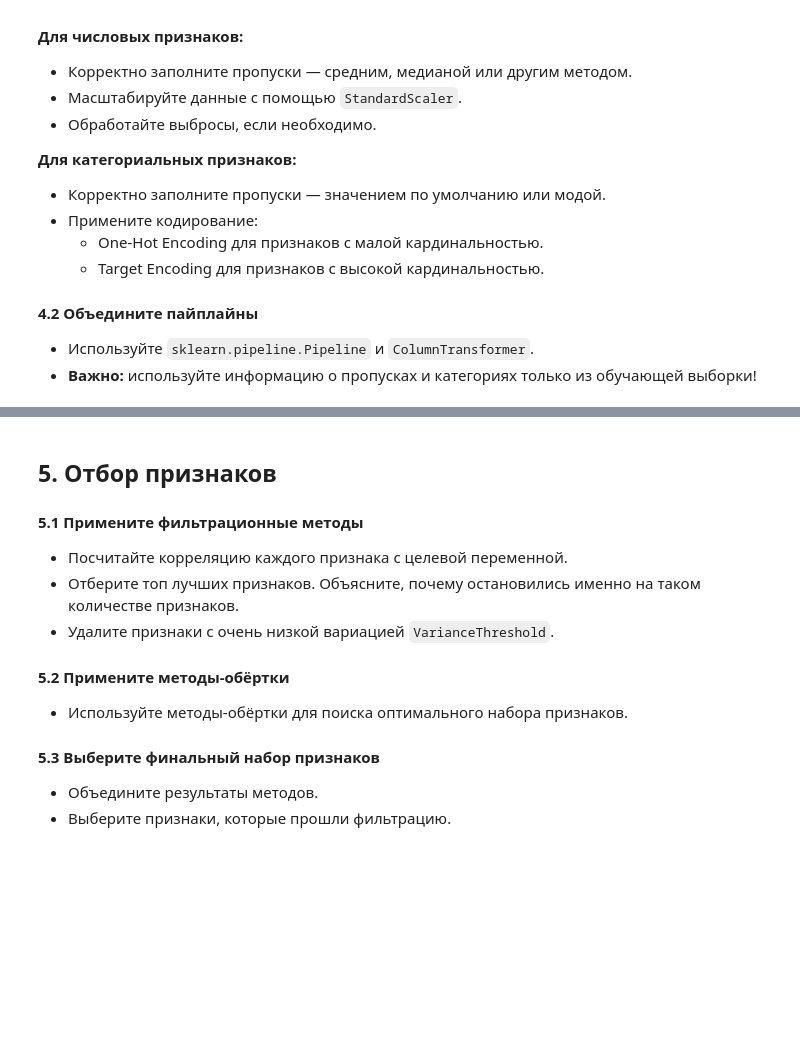
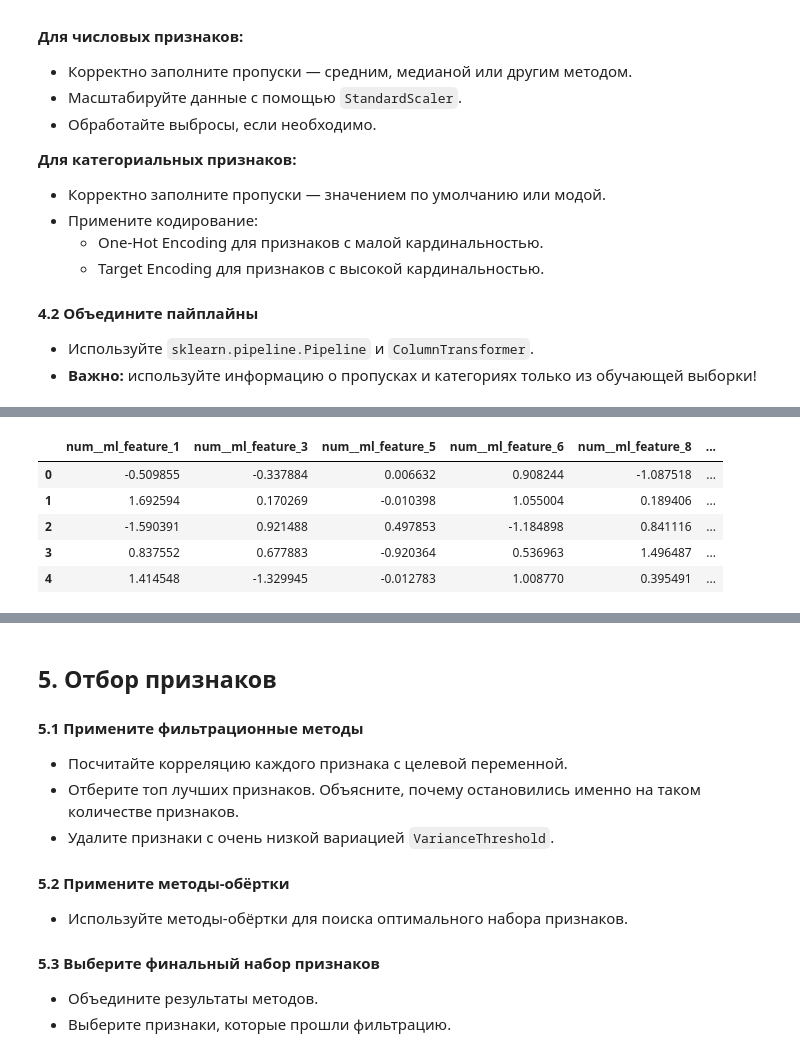
Before and after one commit to TemaQDX/sprint_12_project_advandex, a Jupyter notebook: sprint_12_project_advandex_Artem_Burov.ipynb, the cells around one changed output, grey strips where cells are left out. Cells and saved outputs as stored; diff of their text form; code cells hidden in the pictures; blank space fills up the shorter version.

Commit message:
preprocessor_pipe_v2

```diff
--- a/sprint_12_project_advandex_Artem_Burov.ipynb
+++ b/sprint_12_project_advandex_Artem_Burov.ipynb
@@ -983,3 +983,8 @@ cat_features_fillna_mode = [item for item in cat_features_fillna_mode if item no
 cat_features_fillna_unknown = [item for item in cat_features_fillna_unknown if item not in columns_to_drop + columns_to_drop_2]
 cat_features_ohe = [item for item in cat_features_ohe if item not in columns_to_drop + columns_to_drop_2]
 cat_features_loo = [item for item in cat_features_loo if item not in columns_to_drop + columns_to_drop_2]
+
+# Группы признаков для формирования пайплайнов
+cat_features_mode_ohe = list(set(cat_features_fillna_mode) & set(cat_features_ohe))
+cat_features_unknown_ohe = list(set(cat_features_fillna_unknown) & set(cat_features_ohe))
+cat_features_mode_loo = list(set(cat_features_fillna_mode) & set(cat_features_loo))
@@ -1072,0 +1022,6 @@ Pipeline(steps=[('num_column_transform',
+# %%
+class NamedLeaveOneOutEncoder(LeaveOneOutEncoder):
+    def get_feature_names_out(self, input_features=None):
+        if input_features is None:
+            input_features = self.feature_names_in_
+        return input_features
@@ -1072,0 +1103,19 @@ Pipeline(steps=[('num_column_transform',
+# %%
+# Проверим работу preprocessor
+
+X_transformed = preprocessor.fit_transform(X_train_val, y_train_val)
+# %%
+feature_names = preprocessor.get_feature_names_out()
+X_transformed_df = pd.DataFrame(
+    X_transformed,
+    columns=feature_names
+)
+
+X_transformed_df.head()
+# %% [output]
+|  | num__ml_feature_1 | num__ml_feature_3 | num__ml_feature_5 | num__ml_feature_6 | num__ml_feature_8 | ... |
+| 0 | -0.509855 | -0.337884 | 0.006632 | 0.908244 | -1.087518 | ... |
+| 1 | 1.692594 | 0.170269 | -0.010398 | 1.055004 | 0.189406 | ... |
+| 2 | -1.590391 | 0.921488 | 0.497853 | -1.184898 | 0.841116 | ... |
+| 3 | 0.837552 | 0.677883 | -0.920364 | 0.536963 | 1.496487 | ... |
+| 4 | 1.414548 | -1.329945 | -0.012783 | 1.008770 | 0.395491 | ... |
```
Also changed, not shown: parts of 8 cells of this notebook.
